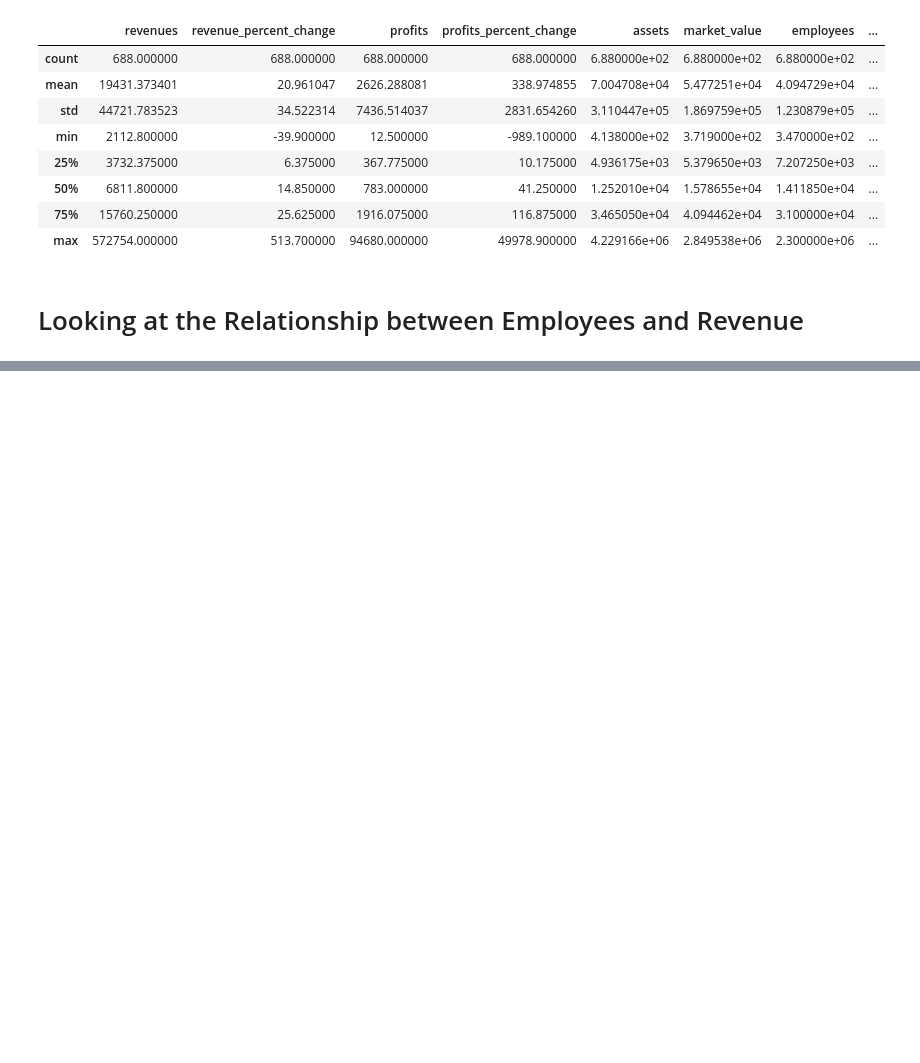
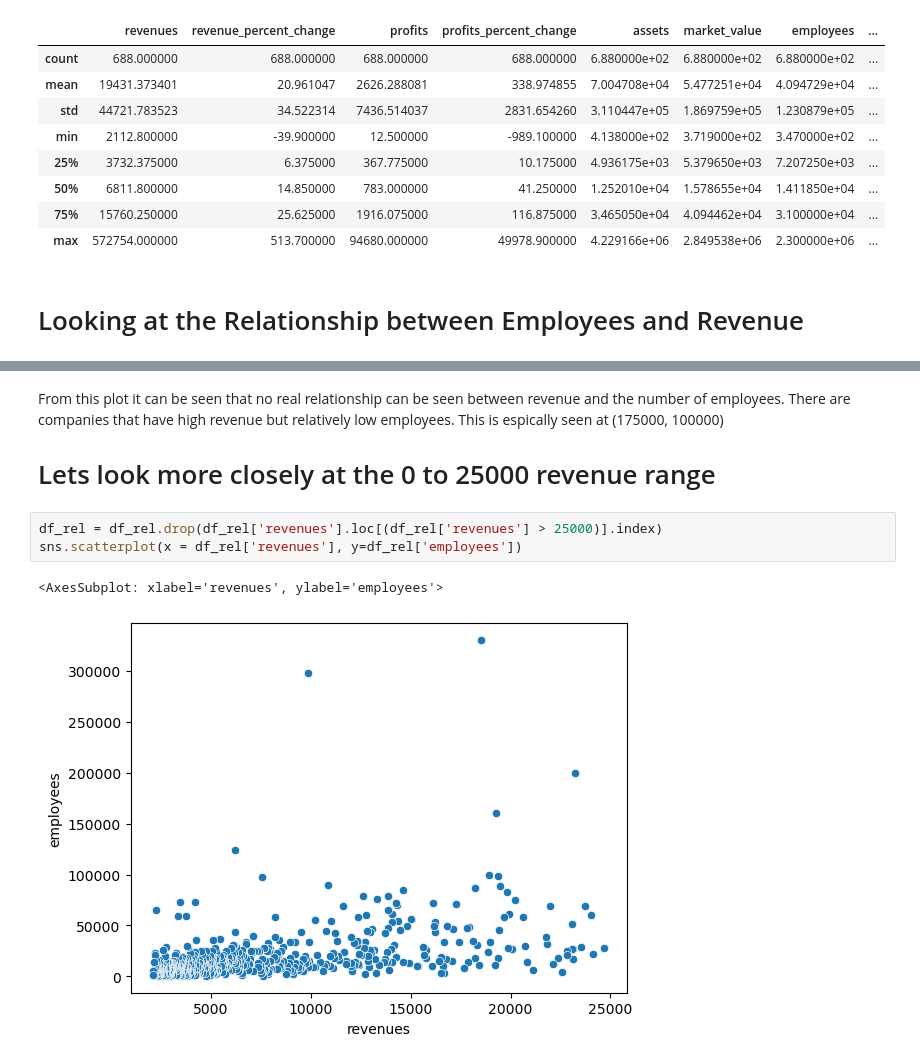
Before and after one commit to ubco-W2022T1-cosc301/project-group4, a Jupyter notebook: notebooks/analysis1.ipynb, the cells around one changed output, grey strips where cells are left out. Cells and saved outputs as stored; diff of their text form; blank space fills up the shorter version.

```diff
--- a/notebooks/analysis1.ipynb
+++ b/notebooks/analysis1.ipynb
@@ -122,0 +122,10 @@ dtype: object
+# %% [markdown]
+From this plot it can be seen that no real relationship can be seen between revenue and the number of employees. There are companies that have high revenue but relatively low employees. This is espically seen at (175000, 100000)
+
+# Lets look more closely at the 0 to 25000 revenue range
+# %%
+df_rel = df_rel.drop(df_rel['revenues'].loc[(df_rel['revenues'] > 25000)].index)
+sns.scatterplot(x = df_rel['revenues'], y=df_rel['employees'])
+# %% [output]
+<AxesSubplot: xlabel='revenues', ylabel='employees'>
+[figure, added]
```
Also changed, not shown: parts of 16 cells of this notebook.
